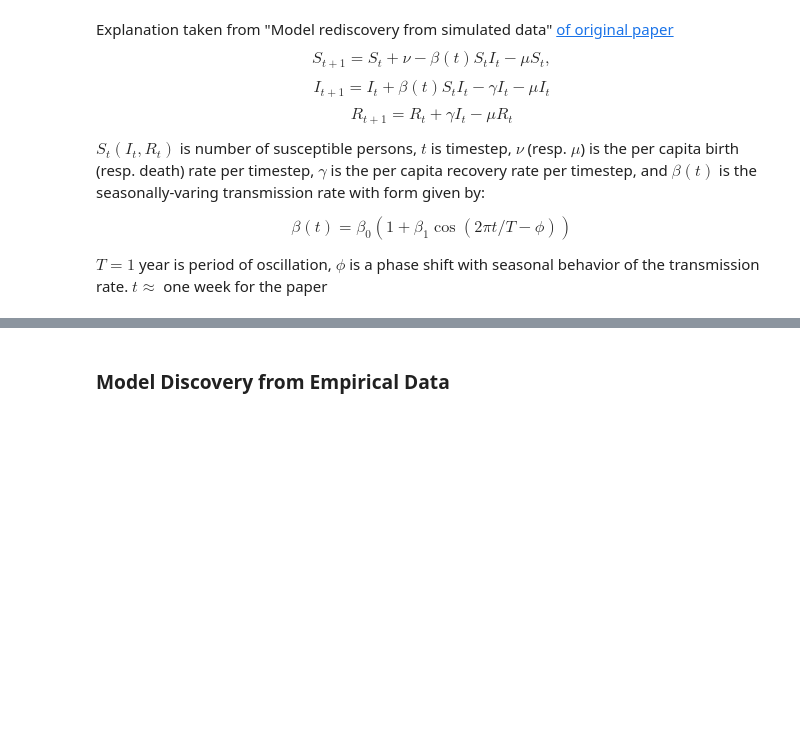
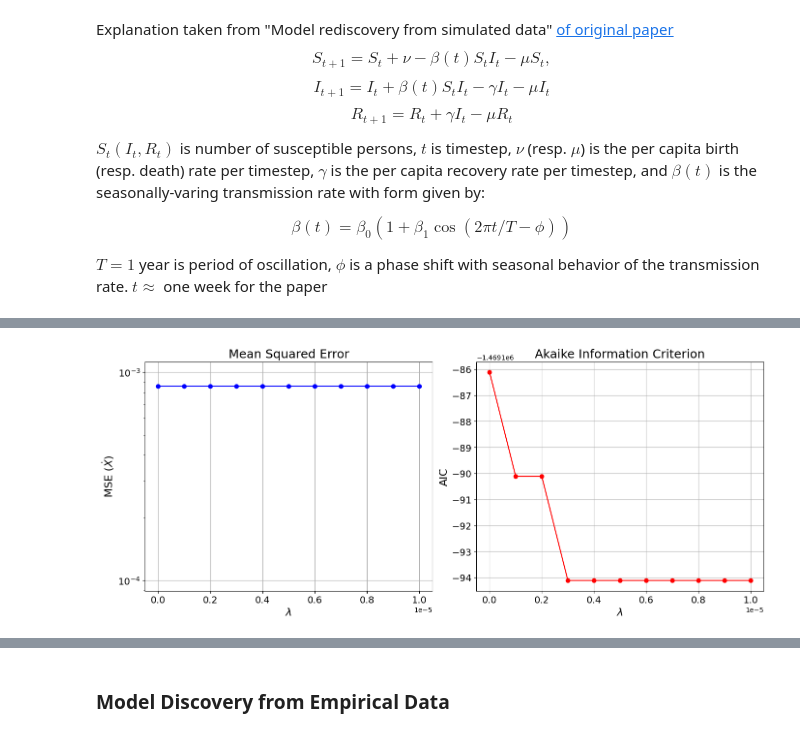
Before and after one commit to rdcarini/AMATH575, a Jupyter notebook: sindy_sandbox.ipynb, the cells around one changed output, grey strips where cells are left out. Drawn from its saved outputs; the diff is of its cells as text; code cells hidden in the pictures; blank space fills up the shorter version.

```diff
--- a/sindy_sandbox.ipynb
+++ b/sindy_sandbox.ipynb
@@ -722,0 +802,16 @@ plt.show()
+# %%
+##############################
+# Run Threshold search on Med noise model
+##############################
+
+threshold_scan = np.linspace(10e-10,10e-6,11)
+x_data = np.transpose(np.array([Smed,Imed]))
+coefs = []
+
+for i, threshold in enumerate(threshold_scan):
+    model = apply_sindy(Smed, Imed, t=t, beta=beta, threshold=threshold)
+    coefs.append(model.coefficients())
+
+plot_pareto(coefs=coefs, model=model, threshold_scan=threshold_scan, x_test=x_data, t_test=t, u=beta)
+# %% [output]
+[figure, added]
```
Also changed, not shown: parts of 22 cells of this notebook.
